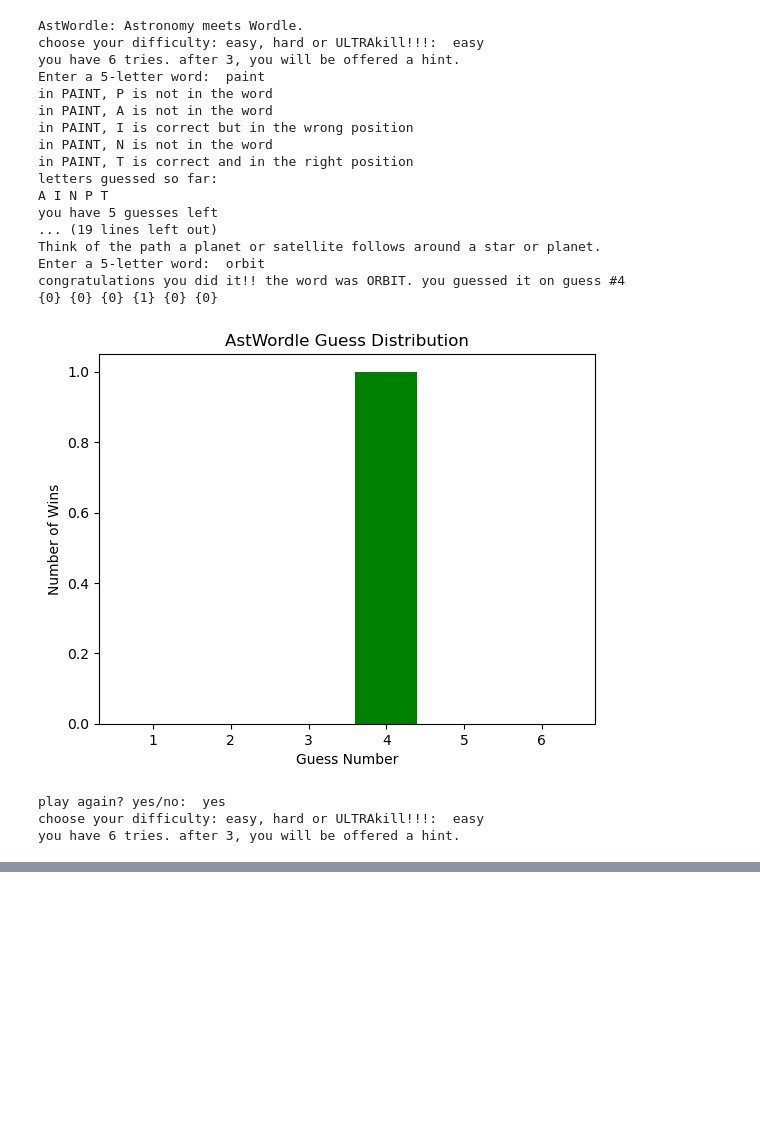
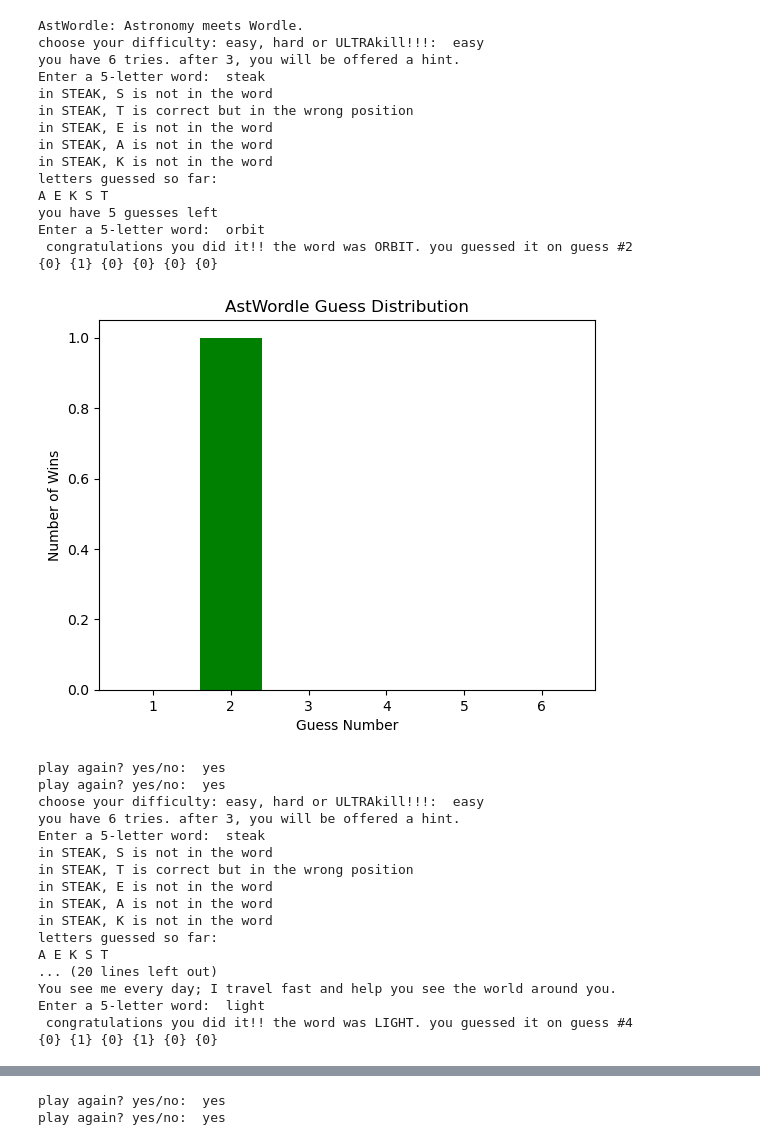
Before and after one commit to ries-123/WORDLE, a Jupyter notebook: code.ipynb, the cells around one changed output, grey strips where cells are left out. Drawn from its saved outputs; the diff is of its cells as text; code cells hidden in the pictures; blank space fills up the shorter version.

```diff
--- a/code.ipynb
+++ b/code.ipynb
@@ -182,52 +182,57 @@ while play=="yes":
     guess_graph_x = ['1', '2', '3', '4', '5', '6'] #x axis for graph, will be used to show how many guesses it took to win
     guess_graph_y = [guess_on_one, guess_on_two, guess_on_three, guess_on_four, guess_on_five, guess_on_six]
     plt.bar(guess_graph_x, guess_graph_y, color='green') #makes the graph
     plt.xlabel('Guess Number') #x axis label
     plt.ylabel('Number of Wins') #y axis label
     plt.title("AstWordle Guess Distribution") #title of graph
     plt.show() #shows the graph
 
     #resetting variables for next game
     guesses_left = 6
     guesses_so_far = 0
     appended_guess = []
     appended_letters = []
     guessed_letter_colors = {}
     colored_letters = []
 
      #asking user to play again
     while True:
         play=input("play again? yes/no: ").lower()
         if not play == "yes" or play == "no":
             print("Please enter yes or no.")
             continue
         break
-     #asking user to play again
-    while True:
-        play=input("play again? yes/no: ").lower()
-        if not play == "yes" or play == "no":
-            print("Please enter yes or no.")
-            continue
-        break
 # %% [output]
 AstWordle: Astronomy meets Wordle.
 choose your difficulty: easy, hard or ULTRAkill!!!:  easy
 you have 6 tries. after 3, you will be offered a hint.
-Enter a 5-letter word:  paint
-in PAINT, P is not in the word
-in PAINT, A is not in the word
-in PAINT, I is correct but in the wrong position
-in PAINT, N is not in the word
-in PAINT, T is correct and in the right position
+Enter a 5-letter word:  steak
+in STEAK, S is not in the word
+in STEAK, T is correct but in the wrong position
+in STEAK, E is not in the word
+in STEAK, A is not in the word
+in STEAK, K is not in the word
 letters guessed so far:
-A I N P T
+A E K S T
 you have 5 guesses left
-... (19 lines left out)
-Think of the path a planet or satellite follows around a star or planet.
 Enter a 5-letter word:  orbit
-congratulations you did it!! the word was ORBIT. you guessed it on guess #4
-{0} {0} {0} {1} {0} {0}
+ congratulations you did it!! the word was ORBIT. you guessed it on guess #2
+{0} {1} {0} {0} {0} {0}
-[figure, old version]
+[figure, new version]
+play again? yes/no:  yes
 play again? yes/no:  yes
 choose your difficulty: easy, hard or ULTRAkill!!!:  easy
 you have 6 tries. after 3, you will be offered a hint.
+Enter a 5-letter word:  steak
+in STEAK, S is not in the word
+in STEAK, T is correct but in the wrong position
+in STEAK, E is not in the word
+in STEAK, A is not in the word
+in STEAK, K is not in the word
+letters guessed so far:
+A E K S T
+... (20 lines left out)
+You see me every day; I travel fast and help you see the world around you.
+Enter a 5-letter word:  light
+ congratulations you did it!! the word was LIGHT. you guessed it on guess #4
+{0} {1} {0} {1} {0} {0}
@@ -233,0 +240,2 @@ you have 6 tries. after 3, you will be offered a hint.
+play again? yes/no:  yes
+play again? yes/no:  yes
```
Also changed, not shown: parts of 1 cell of this notebook.
